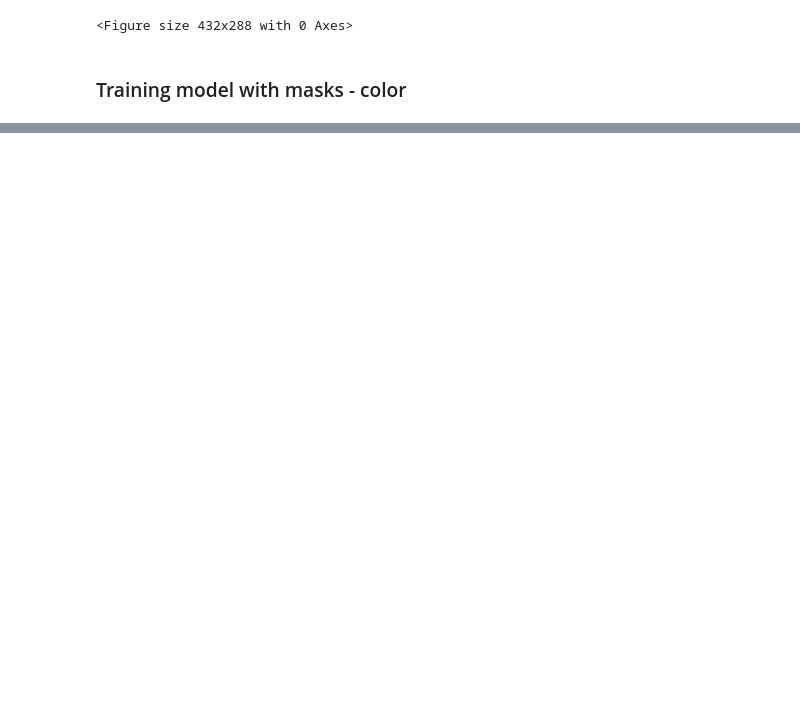
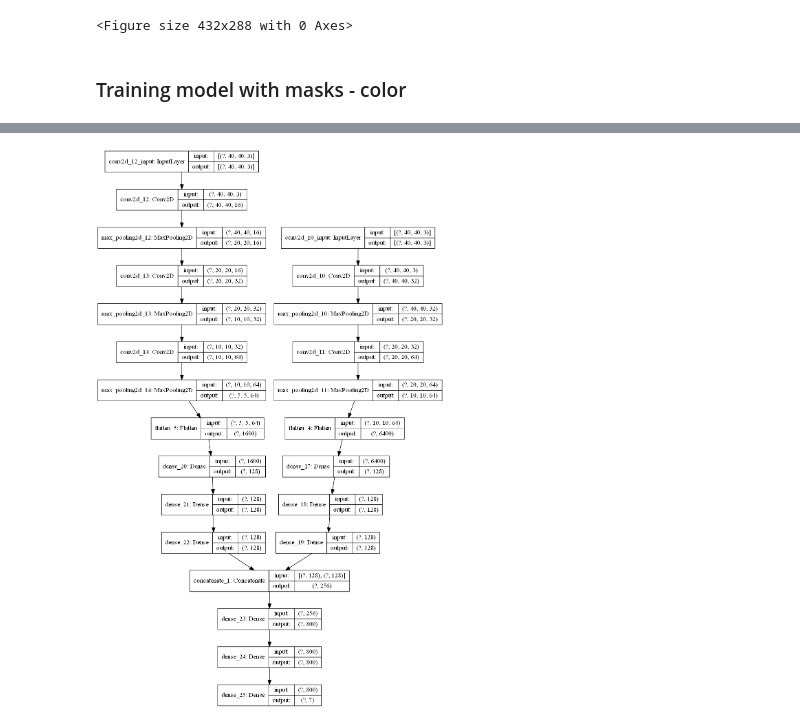
Before and after one commit to dbchango/re-id-project, a Jupyter notebook: tunner_sample copy.ipynb, the cells around one changed output, grey strips where cells are left out. Saved outputs shown, nothing was run; the diff lists cells and outputs as text; code cells hidden in the pictures; blank space fills up the shorter version.

```diff
--- a/tunner_sample copy.ipynb
+++ b/tunner_sample copy.ipynb
@@ -127 +125,8 @@ Score for fold 3: loss of 1.9468815304736846; acc of 13.789133727550507%
 <Figure size 432x288 with 0 Axes>
+# %%
+from tensorflow.keras.models import load_model
+from tensorflow.keras.utils import plot_model
+model = load_model('models/own/experiments/Pamela/silueta_2/experiment_0/model_3.h5')
+plot_model(model, show_shapes=True)
+# %% [output]
+[figure, added]
```
Also changed, not shown: parts of 3 cells of this notebook, 9 other files.
